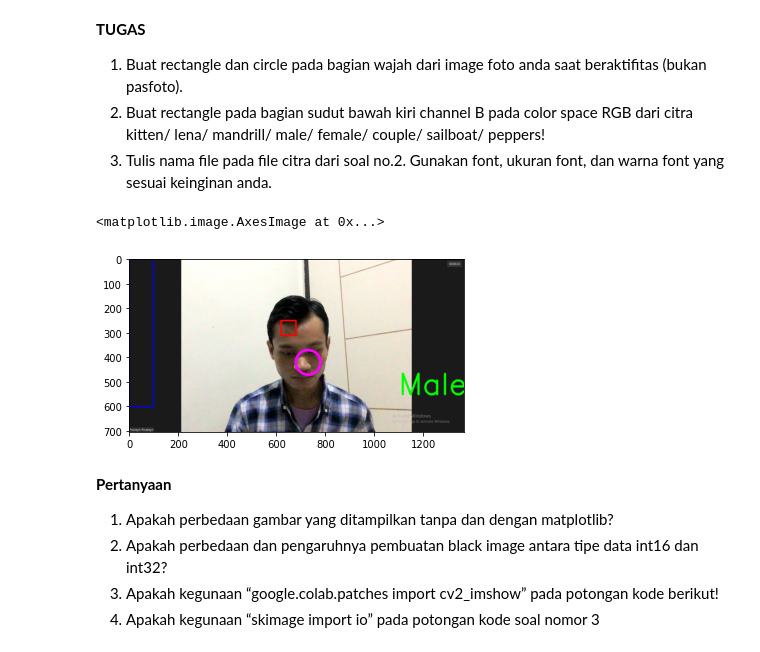
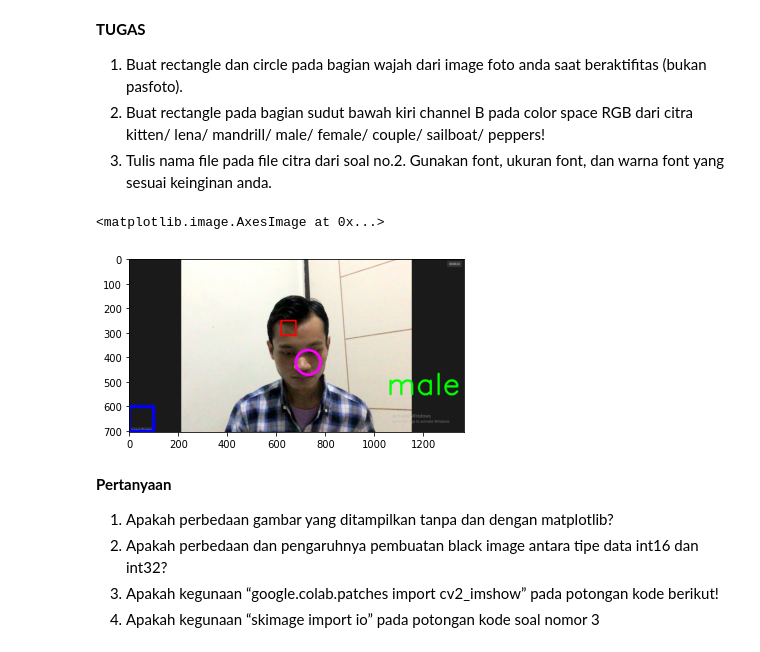
Before and after one commit to hunaynr/PCVK_Genap_2021, a Jupyter notebook: Week2.ipynb, the cells around one changed output. Drawn from its saved outputs; the diff is of its cells as text; code cells hidden in the pictures.

```diff
--- a/Week2.ipynb
+++ b/Week2.ipynb
@@ -237,23 +237,23 @@ Setelah semua kode selesai simpan “Week2.ipynb” pada GiHub Anda dengan memil
 # %%
 # Buat rectangle dan circle pada bagian wajah dari image foto anda saat beraktifitas (bukan pasfoto)
 
 img10 = cv.imread('/content/drive/MyDrive/Image Processing/male.PNG')
 img11 = img10
 img11 = cv.cvtColor(img10,cv.COLOR_BGR2RGB)
 
 cv.rectangle(img11,pt1=(620,250),pt2=(680,310),color=(255,0,0),thickness=5)
 
-cv.rectangle(img11,pt1=(0,600),pt2=(100,0),color=(0,0,255),thickness=4)
+cv.rectangle(img11,pt1=(0,600),pt2=(100,700),color=(0,0,255),thickness=11)
 
 cv.circle(img11,center=(730,420),radius=50,color=(255,0,255),thickness=9)
 
 font = cv.FONT_HERSHEY_SIMPLEX
-cv.putText(img11,text='Male',org=(1100,550),fontFace=font,fontScale=4,color=(0,255,0),thickness=7,lineType=cv.LINE_AA)
+cv.putText(img11,text='male',org=(1050,550),fontFace=font,fontScale=4,color=(0,255,0),thickness=7,lineType=cv.LINE_AA)
 
 plt.imshow(img11)
 # %% [output]
 <matplotlib.image.AxesImage at 0x...>
-[figure, old version]
+[figure, new version]
 # %% [markdown]
 **Pertanyaan**
 
```
